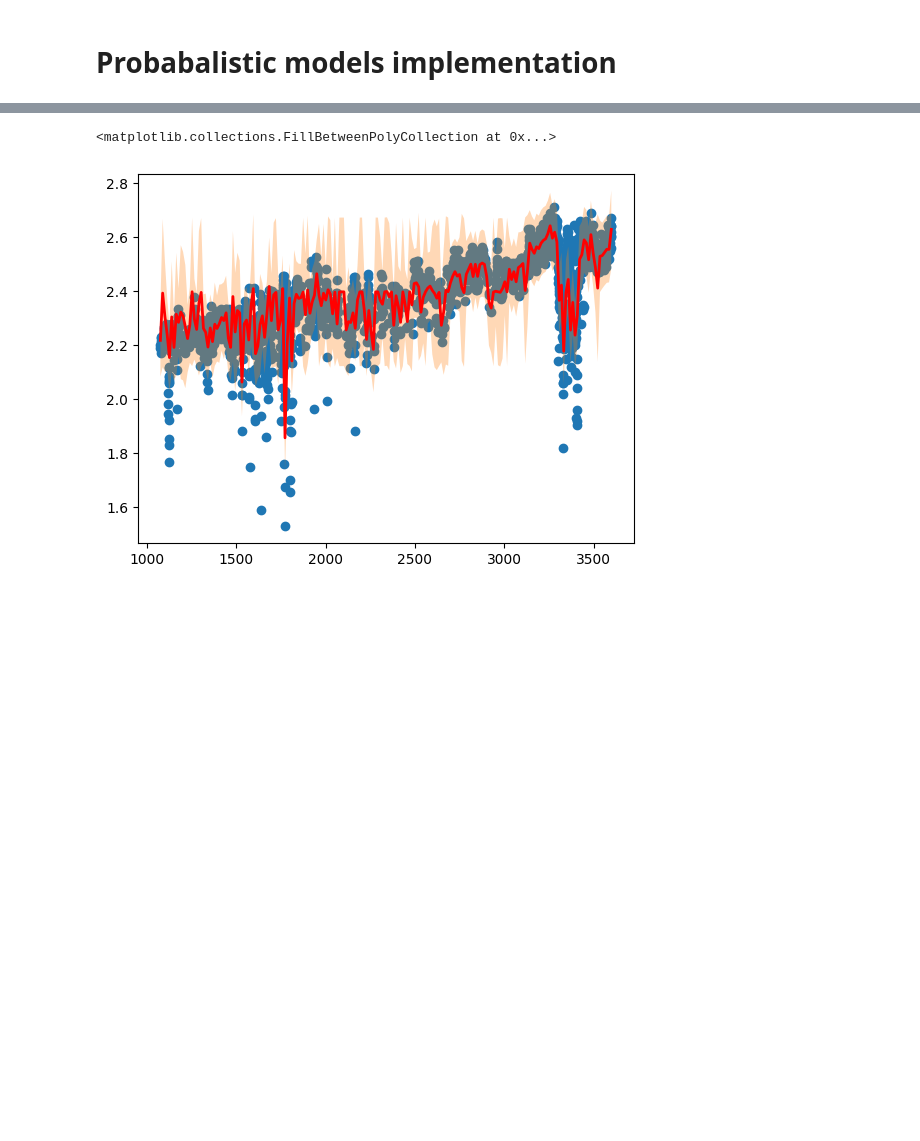
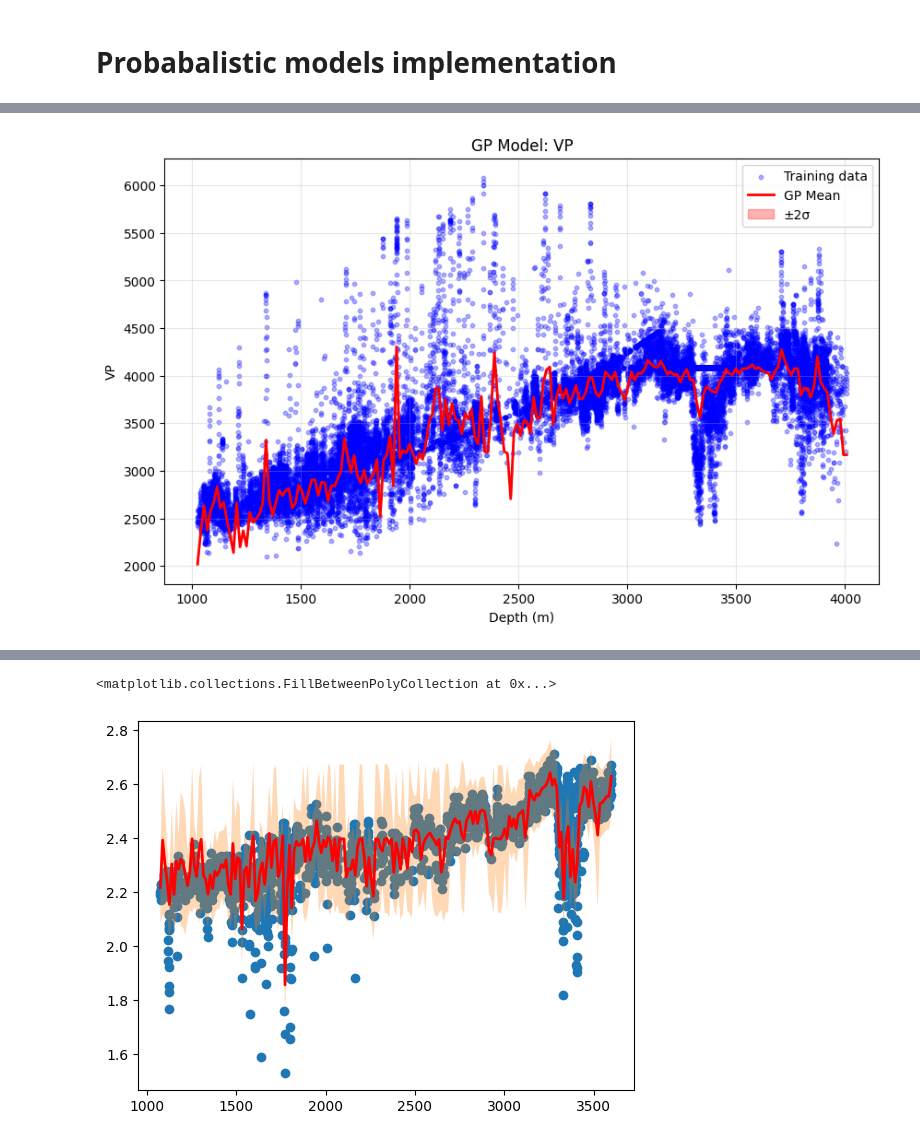
Before and after one commit to spaceswimmer/nnseismic, a Jupyter notebook: src/get-rockphysics-tagilsk.ipynb, the cells around one changed output, grey strips where cells are left out. Saved outputs shown, nothing was run; the diff lists cells and outputs as text; code cells hidden in the pictures; blank space fills up the shorter version.

```diff
--- a/src/get-rockphysics-tagilsk.ipynb
+++ b/src/get-rockphysics-tagilsk.ipynb
@@ -204,0 +159,7 @@ plot_gp_model(result_shale_plgg, 'PL_GG')
+# %%
+result_shale = fit_gp_model_all_wells(
+    las_dfs_shale,
+    property_cols=['PL_GG', 'VP', 'VS'],
+    max_points=10000,
+    training_iter=100
+)
@@ -204,0 +173,83 @@ plot_gp_model(result_shale_plgg, 'PL_GG')
+# %%
+import matplotlib.pyplot as plt
+import numpy as np
+from util.gaussian_processes import predict_gp_model
+
+def plot_gp_result(gp_result, well_data=None, property_name=None, n_points=200):
+    """
+    Plot GP model with optional training data overlay.
+
+    Parameters
+    ----------
+    gp_result : dict
+        Single result dict for one property (e.g., result_shale['PL_GG'])
+    well_data : dict, optional
+        Dictionary of {well_name: DataFrame} to overlay scatter points
+    property_name : str, optional
+        Property column name to plot from well_data
+    n_points : int
+        Number of points for smooth prediction curve
+    """
+    # Get prediction range from model's depth_range
+    depth_min, depth_max = gp_result['depth_range']
+    x_smooth = np.linspace(depth_min, depth_max, n_points)
+
+    # Predict
+    y_mean, y_std = predict_gp_model(gp_result, x_smooth)
+    print(y_std)
+
+    # Plot
+    fig, ax = plt.subplots(figsize=(10, 6))
+
+    # Plot training samples from wells
+    if well_data is not None and property_name is not None:
+        for well_name, df in well_data.items():
+            if property_name in df.columns and 'DEPTH' in df.columns:
+                valid = df[property_name].notna()
+                ax.scatter(df.loc[valid, 'DEPTH'],
+                          df.loc[valid, property_name],
+                          alpha=0.3, s=10, c='blue', label='_nolegend_' if well_name != list(well_data.keys())[0] else 'Training data')
+
+    # Plot GP mean and confidence
+    ax.plot(x_smooth, y_mean, 'r-', linewidth=2, label='GP Mean')
+    ax.fill_between(x_smooth, y_mean - 2*y_std, y_mean + 2*y_std,
+                    alpha=0.3, color='red', label='±2σ')
+
+    ax.set_xlabel('Depth (m)')
+    ax.set_ylabel(property_name or 'Property')
+    ax.set_title(f'GP Model: {property_name}')
+    ax.legend()
+    ax.grid(True, alpha=0.3)
+
+    return fig, ax
+
+
+# Example usage:
+
+# Plot single property
+plot_gp_result(result_shale['VP'], las_dfs_shale, 'VP')
+plt.show()
+
+# # Plot all properties
+# fig, axes = plt.subplots(1, 3, figsize=(15, 5))
+
+# for ax, prop in zip(axes, ['PL_GG', 'VP', 'VS']):
+#     depth_min, depth_max = result_shale[prop]['depth_range']
+#     x_smooth = np.linspace(depth_min, depth_max, 200)
+#     y_mean, y_std = predict_gp_model(result_shale[prop], x_smooth)
+
+#     # Scatter training data
+#     for well_name, df in las_dfs_shale.items():
+#         if prop in df.columns:
+#             ax.scatter(df['DEPTH'], df[prop], alpha=0.2, s=5)
+
+#     # GP curve
+#     ax.plot(x_smooth, y_mean, 'r-', linewidth=2)
+#     ax.fill_between(x_smooth, y_mean - 2*y_std, y_mean + 2*y_std, alpha=0.3, color='red')
+#     ax.set_xlabel('Depth (m)')
+#     ax.set_ylabel(prop)
+#     ax.set_title(f'{prop} GP Model')
+
+# plt.tight_layout()
+# plt.show()
+# %% [output]
@@ -204,0 +273 @@ plot_gp_model(result_shale_plgg, 'PL_GG')
+[figure, added]
```
Also changed, not shown: parts of 11 cells of this notebook, 3 other files.
